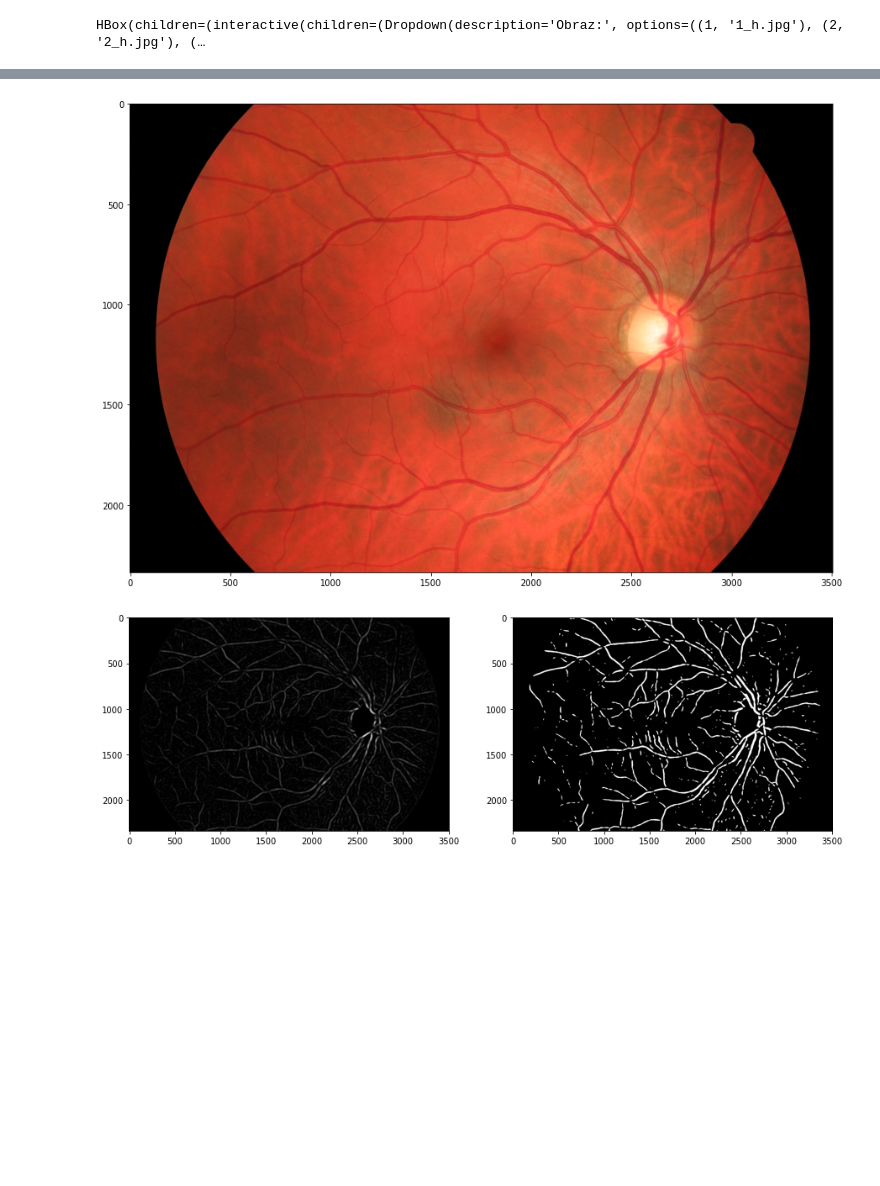
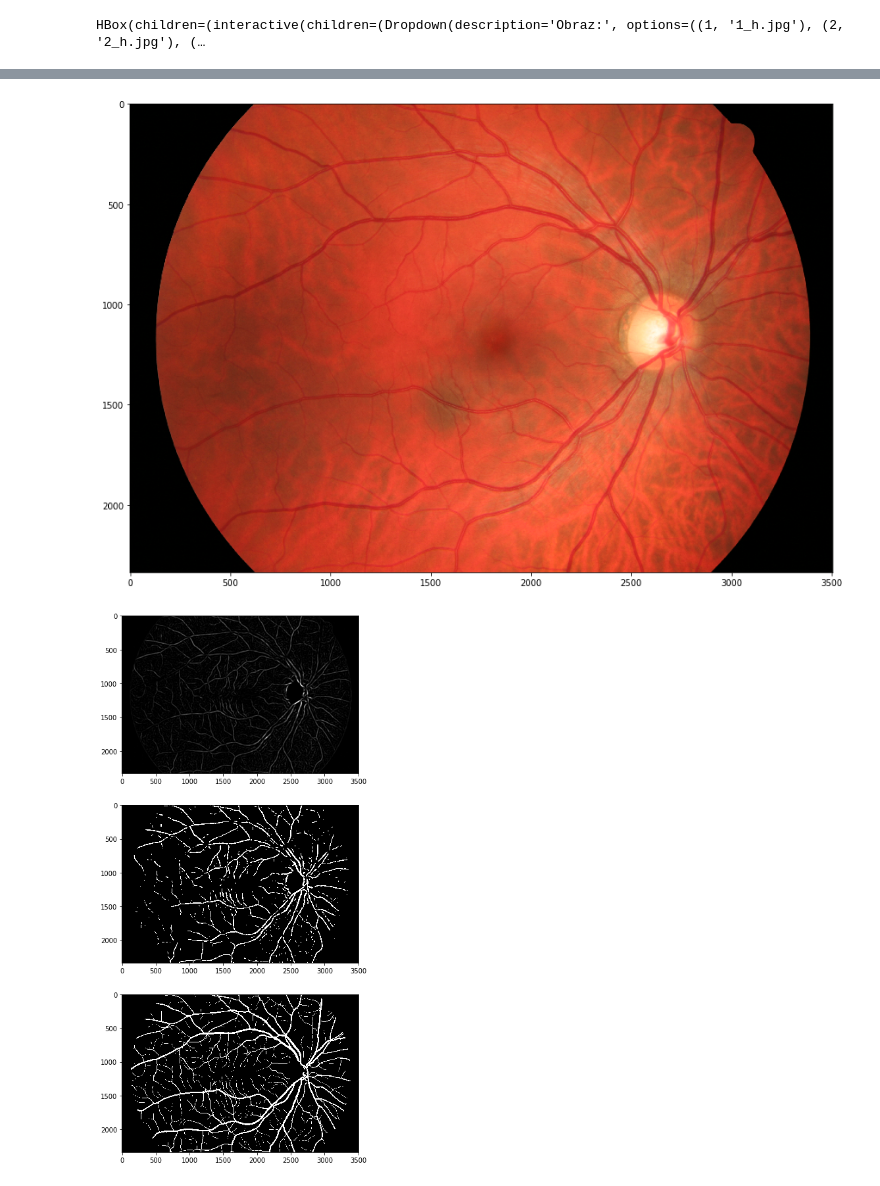
Before and after one commit to jakubiecsm/bloodVessels, a Jupyter notebook: bloodVessels.ipynb, the cells around one changed output, grey strips where cells are left out. Drawn from its saved outputs; the diff is of its cells as text; code cells hidden in the pictures; blank space fills up the shorter version.

```diff
--- a/bloodVessels.ipynb
+++ b/bloodVessels.ipynb
@@ -19,6 +19,7 @@ def process(button):
     clear_output(wait=True)
     display(hBox1)
     imageProcessor.load_base_image(imageLoader.selected_image)
+    imageProcessor.load_expert_image(imageLoader.corresponding_image)
     imageProcessor.process_image()
     display_input_image()
     display_output_images()
@@ -35,9 +36,10 @@ def display_input_image():
     plt.imshow(imageProcessor.base_image)
 
 def display_output_images():
-    fig, ax = plt.subplots(1,2, figsize=(15,15))
+    fig, ax = plt.subplots(3,1, figsize=(15,15))
     ax[0].imshow(imageProcessor.frangied_image, 'gray')
     ax[1].imshow(imageProcessor.binary_image, 'gray')
+    ax[2].imshow(imageProcessor.expert_image, 'gray')
 
 selectedImage = interactive(selectImage, x=widgets.Dropdown(options=imageLoader.base_images, description='Obraz:'));
 processButton = widgets.Button(description='Przetwarzaj');
@@ -51,3 +64,3 @@ HBox(children=(interactive(children=(Dropdown(description='Obraz:', options=((1,
 [interactive output not drawn]
 [figure]
-[figure, old version]
+[figure, new version]
```
Also changed, not shown: parts of 1 cell of this notebook, 2 other files.
